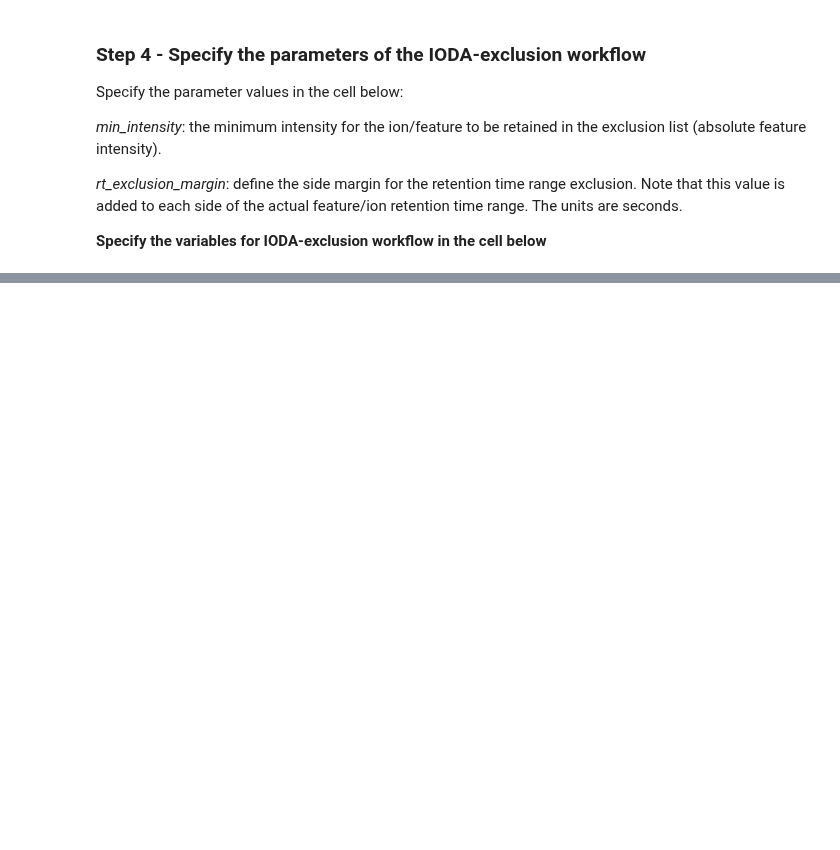
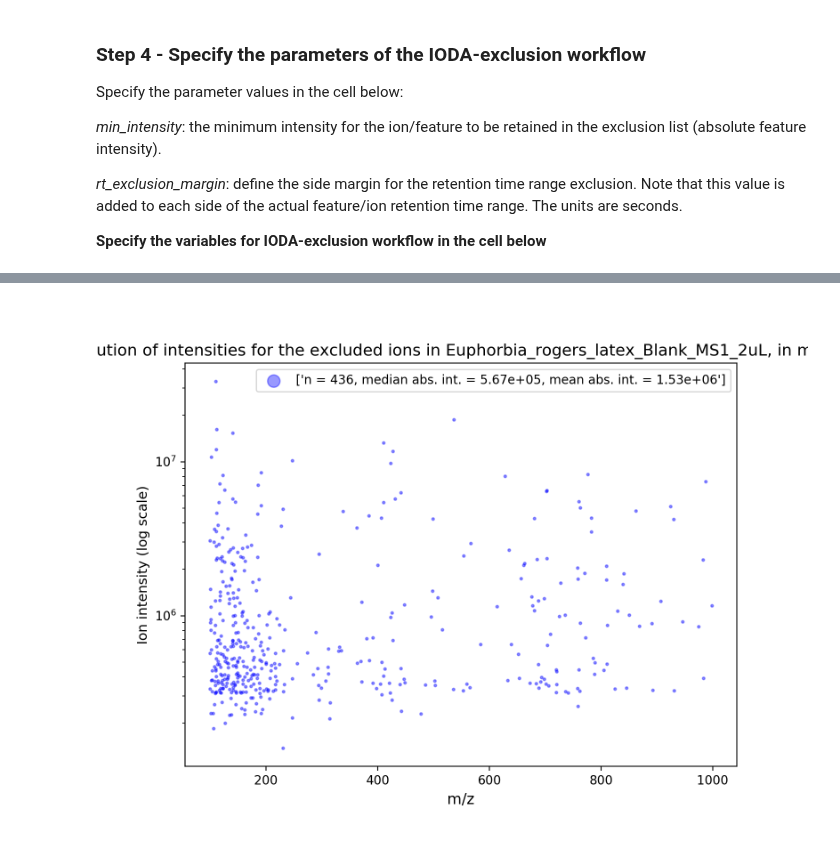
Before and after one commit to lfnothias/IODA_MS, a Jupyter notebook: IODA_exclusion_from_mztab.ipynb, the cells around one changed output, grey strips where cells are left out. Drawn from its saved outputs; the diff is of its cells as text; code cells hidden in the pictures; blank space fills up the shorter version.

```diff
--- a/IODA_exclusion_from_mztab.ipynb
+++ b/IODA_exclusion_from_mztab.ipynb
@@ -90,3 +93,7 @@ TypeError: a bytes-like object is required, not 'str'
+# %%
+Image("results/plot_exclusion_scatter_MZ.png")
+# %% [output]
+[figure, added]
 # %% [markdown]
 ### Step 7 - Examine the results
 
```
Also changed, not shown: parts of 9 cells of this notebook, 2 other files.
